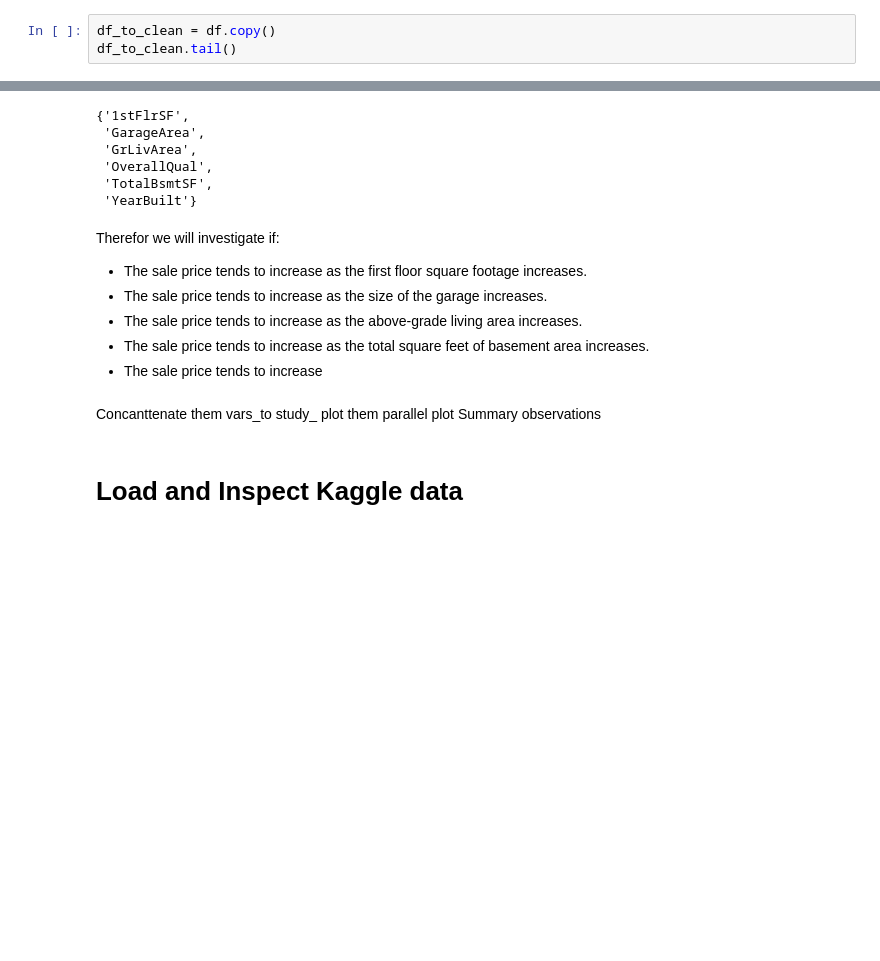
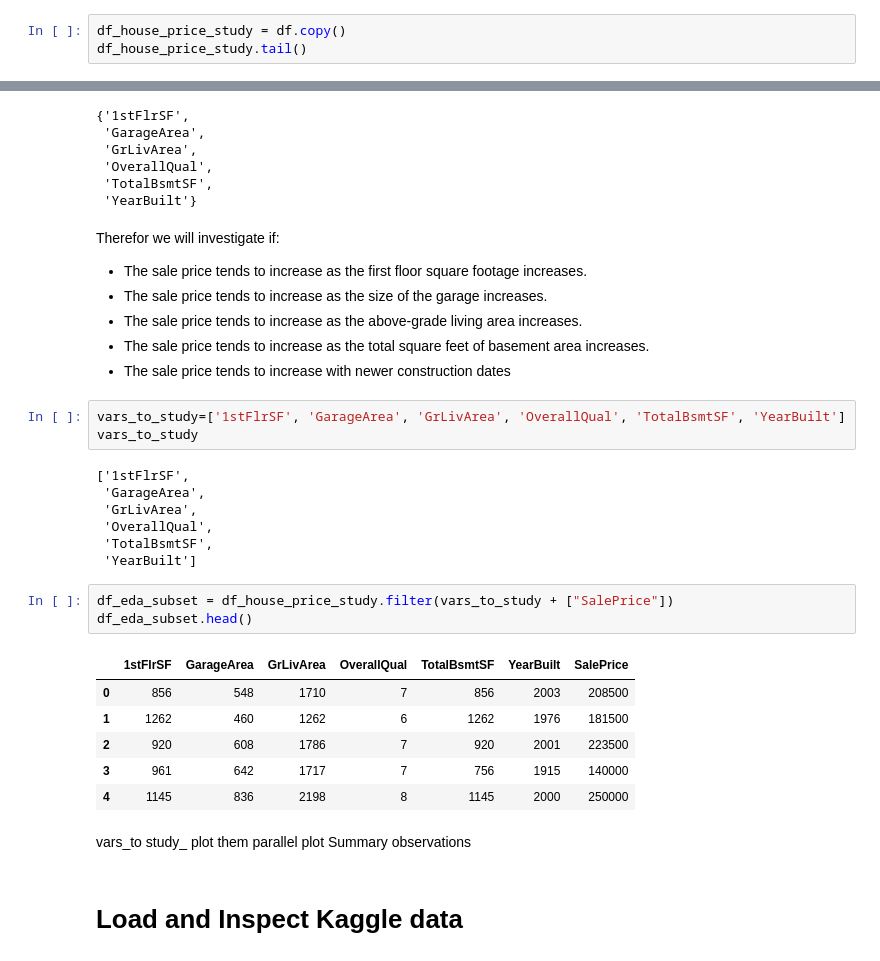
Before and after one commit to ParedesGab/PP5-heritage-housing-issues, a Jupyter notebook: jupyter_notebooks/House Sales Price Study.ipynb, the cells around one changed output, grey strips where cells are left out. Saved outputs shown, nothing was run; the diff lists cells and outputs as text; blank space fills up the shorter version.

Commit message:
Create EDA subset of relevant features

```diff
--- a/jupyter_notebooks/House Sales Price Study.ipynb
+++ b/jupyter_notebooks/House Sales Price Study.ipynb
@@ -61,8 +61,8 @@ df.tail()
 | 1459 | 1256 | 0.0 | 3.0 | No | 830 | BLQ | 136 | 0.0 | ... |
 5 rows × 24 columns
 # %%
-df_to_clean = df.copy()
-df_to_clean.tail()
+df_house_price_study = df.copy()
+df_house_price_study.tail()
 # %% [output]
 |  | 1stFlrSF | 2ndFlrSF | BedroomAbvGr | BsmtExposure | BsmtFinSF1 | BsmtFinType1 | BsmtUnfSF | EnclosedPorch | ... |
 | 1455 | 953 | 694.0 | 3.0 | No | 0 | Unf | 953 | NaN | ... |
@@ -339,9 +335,29 @@ Therefor we will investigate if:
 * The sale price tends to increase as the size of the garage increases.
 * The sale price tends to increase as the above-grade living area increases.
 * The sale price tends to increase as the total square feet of basement area increases.
-* The sale price tends to increase
+* The sale price tends to increase with newer construction dates
+# %%
+vars_to_study=['1stFlrSF', 'GarageArea', 'GrLivArea', 'OverallQual', 'TotalBsmtSF', 'YearBuilt']
+vars_to_study
+# %% [output]
+['1stFlrSF',
+ 'GarageArea',
+ 'GrLivArea',
+ 'OverallQual',
+ 'TotalBsmtSF',
+ 'YearBuilt']
+# %%
+df_eda_subset = df_house_price_study.filter(vars_to_study + ["SalePrice"])
+df_eda_subset.head()
+# %% [output]
+|  | 1stFlrSF | GarageArea | GrLivArea | OverallQual | TotalBsmtSF | YearBuilt | SalePrice |
+| 0 | 856 | 548 | 1710 | 7 | 856 | 2003 | 208500 |
+| 1 | 1262 | 460 | 1262 | 6 | 1262 | 1976 | 181500 |
+| 2 | 920 | 608 | 1786 | 7 | 920 | 2001 | 223500 |
+| 3 | 961 | 642 | 1717 | 7 | 756 | 1915 | 140000 |
+| 4 | 1145 | 836 | 2198 | 8 | 1145 | 2000 | 250000 |
 # %% [markdown]
-Concanttenate them
+
 vars_to study_
 plot them
 parallel plot
```
Also changed, not shown: parts of 6 cells of this notebook.
